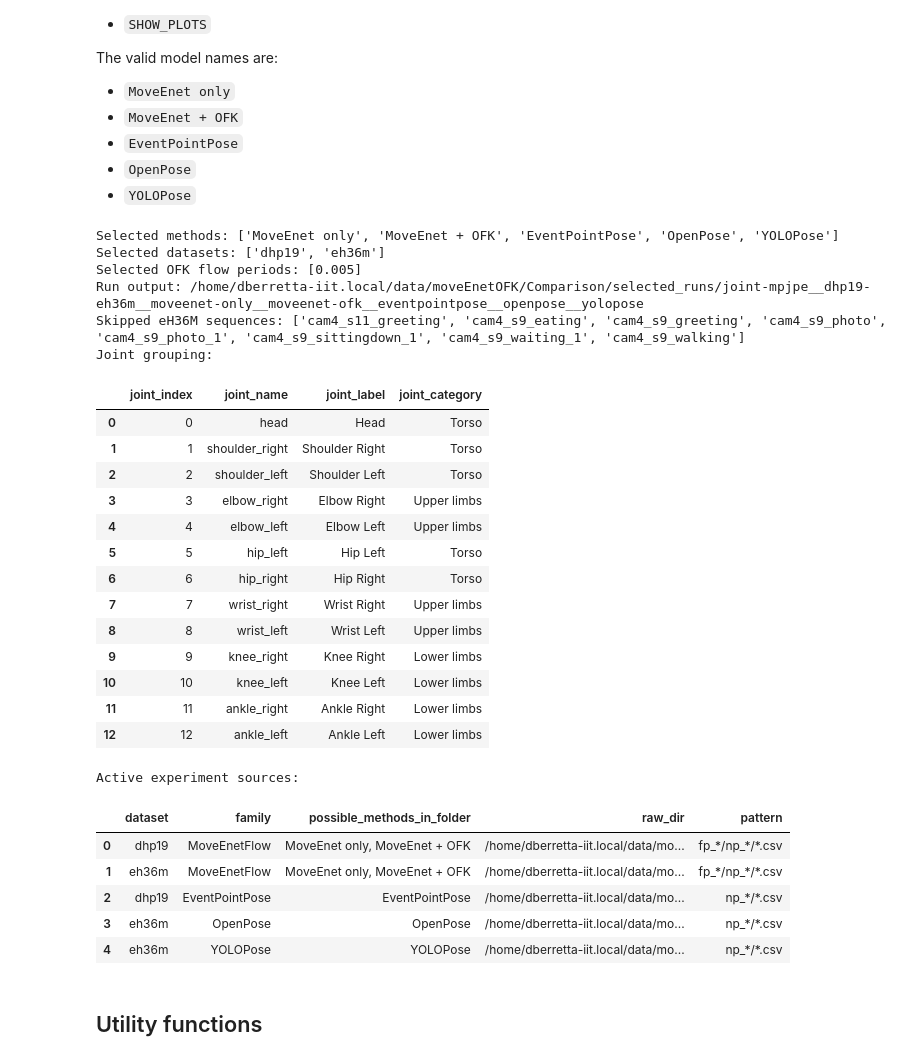
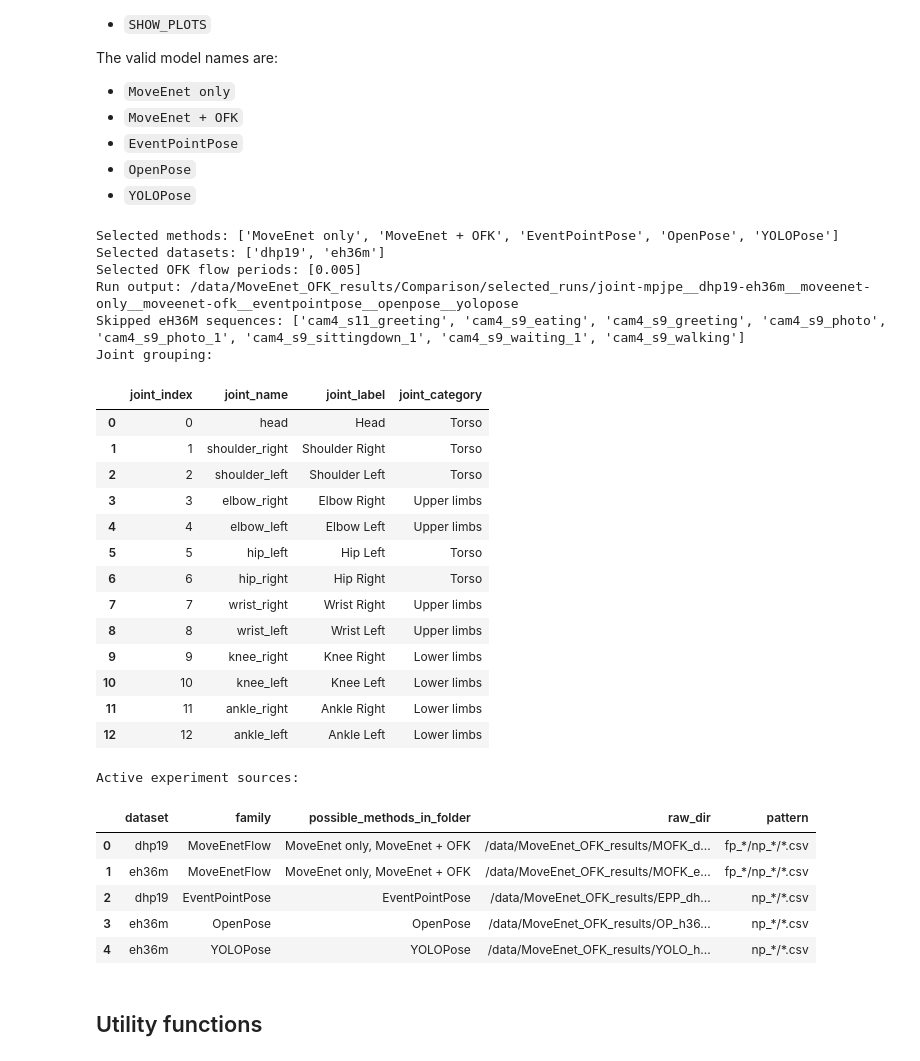
Before and after one commit to DariaBerretta/MoveEnet_OFK, a Jupyter notebook: moveEnetFlow/experiments/ExpA/Comparison/ExperimentA_Joint_MPJPE_Comparison.ipynb, the cells around one changed output. Drawn from its saved outputs; the diff is of its cells as text; code cells hidden in the pictures.

```diff
--- a/moveEnetFlow/experiments/ExpA/Comparison/ExperimentA_Joint_MPJPE_Comparison.ipynb
+++ b/moveEnetFlow/experiments/ExpA/Comparison/ExperimentA_Joint_MPJPE_Comparison.ipynb
@@ -63,7 +63,7 @@ The valid model names are:
 - `YOLOPose`
 # %%
 DATA_DIR = next((p for p in (Path('/data'), Path.home() / 'data') if p.exists()), Path('/data'))
-RESULTS_ROOT = DATA_DIR / 'moveEnetOFK'
+RESULTS_ROOT = DATA_DIR / 'MoveEnet_OFK_results'
 COMPARISON_DIR = RESULTS_ROOT / 'Comparison'
 
 # =============================================================================
@@ -297,39 +297,39 @@ print(
     SELECTED_FLOW_PERIODS if SELECTED_FLOW_PERIODS is not None else 'all',
 )
 print('Run output:', RUN_DIR)
 print('Skipped eH36M sequences:', sorted(CORRUPTED_EH36M_SEQUENCES))
 print('Joint grouping:')
 display(joint_group_table)
 print('Active experiment sources:')
 display(active_sources)
 # %% [output]
 Selected methods: ['MoveEnet only', 'MoveEnet + OFK', 'EventPointPose', 'OpenPose', 'YOLOPose']
 Selected datasets: ['dhp19', 'eh36m']
 Selected OFK flow periods: [0.005]
-Run output: /home/dberretta-iit.local/data/moveEnetOFK/Comparison/selected_runs/joint-mpjpe__dhp19-eh36m__moveenet-only__moveenet-ofk__eventpointpose__openpose__yolopose
+Run output: /data/MoveEnet_OFK_results/Comparison/selected_runs/joint-mpjpe__dhp19-eh36m__moveenet-only__moveenet-ofk__eventpointpose__openpose__yolopose
 Skipped eH36M sequences: ['cam4_s11_greeting', 'cam4_s9_eating', 'cam4_s9_greeting', 'cam4_s9_photo', 'cam4_s9_photo_1', 'cam4_s9_sittingdown_1', 'cam4_s9_waiting_1', 'cam4_s9_walking']
 Joint grouping:
 |  | joint_index | joint_name | joint_label | joint_category |
 | 0 | 0 | head | Head | Torso |
 | 1 | 1 | shoulder_right | Shoulder Right | Torso |
 | 2 | 2 | shoulder_left | Shoulder Left | Torso |
 | 3 | 3 | elbow_right | Elbow Right | Upper limbs |
 | 4 | 4 | elbow_left | Elbow Left | Upper limbs |
 | 5 | 5 | hip_left | Hip Left | Torso |
 | 6 | 6 | hip_right | Hip Right | Torso |
 | 7 | 7 | wrist_right | Wrist Right | Upper limbs |
 | 8 | 8 | wrist_left | Wrist Left | Upper limbs |
 | 9 | 9 | knee_right | Knee Right | Lower limbs |
 | 10 | 10 | knee_left | Knee Left | Lower limbs |
 | 11 | 11 | ankle_right | Ankle Right | Lower limbs |
 | 12 | 12 | ankle_left | Ankle Left | Lower limbs |
 Active experiment sources:
 |  | dataset | family | possible_methods_in_folder | raw_dir | pattern |
-| 0 | dhp19 | MoveEnetFlow | MoveEnet only, MoveEnet + OFK | /home/dberretta-iit.local/data/mo... | fp_*/np_*/*.csv |
-| 1 | eh36m | MoveEnetFlow | MoveEnet only, MoveEnet + OFK | /home/dberretta-iit.local/data/mo... | fp_*/np_*/*.csv |
-| 2 | dhp19 | EventPointPose | EventPointPose | /home/dberretta-iit.local/data/mo... | np_*/*.csv |
-| 3 | eh36m | OpenPose | OpenPose | /home/dberretta-iit.local/data/mo... | np_*/*.csv |
-| 4 | eh36m | YOLOPose | YOLOPose | /home/dberretta-iit.local/data/mo... | np_*/*.csv |
+| 0 | dhp19 | MoveEnetFlow | MoveEnet only, MoveEnet + OFK | /data/MoveEnet_OFK_results/MOFK_d... | fp_*/np_*/*.csv |
+| 1 | eh36m | MoveEnetFlow | MoveEnet only, MoveEnet + OFK | /data/MoveEnet_OFK_results/MOFK_e... | fp_*/np_*/*.csv |
+| 2 | dhp19 | EventPointPose | EventPointPose | /data/MoveEnet_OFK_results/EPP_dh... | np_*/*.csv |
+| 3 | eh36m | OpenPose | OpenPose | /data/MoveEnet_OFK_results/OP_h36... | np_*/*.csv |
+| 4 | eh36m | YOLOPose | YOLOPose | /data/MoveEnet_OFK_results/YOLO_h... | np_*/*.csv |
 # %% [markdown]
 ## Utility functions
 # %%
```
Also changed, not shown: parts of 4 cells of this notebook, 16 other files.
